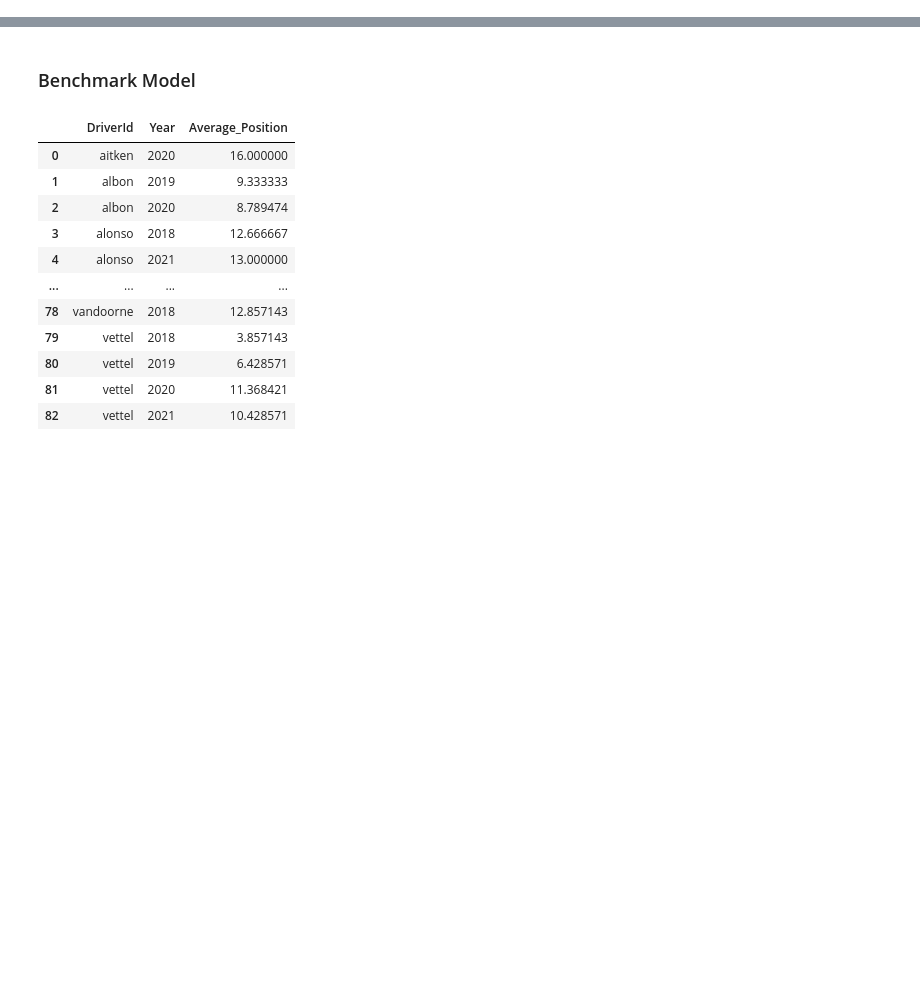
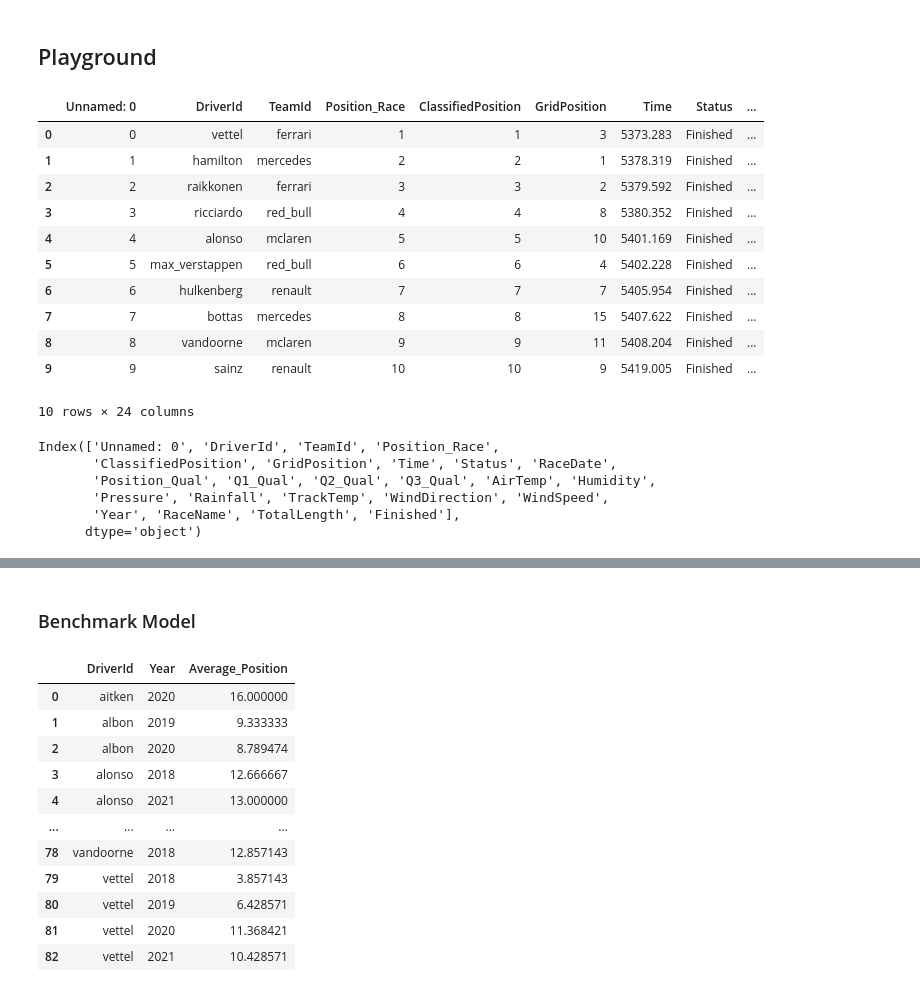
Before and after one commit to AndyZ-CYC/F1_Predictive_Models, a Jupyter notebook: Position_Predictor.ipynb, the cells around one changed output, grey strips where cells are left out. Cells and saved outputs as stored; diff of their text form; code cells hidden in the pictures; blank space fills up the shorter version.

```diff
--- a/Position_Predictor.ipynb
+++ b/Position_Predictor.ipynb
@@ -7,3 +7,29 @@ import warnings
 warnings.filterwarnings('ignore')
 # %%
 file_path = './data/f1_data_processed.csv'
+# %% [markdown]
+## Playground
+# %%
+data_df.head(10)
+# %% [output]
+|  | Unnamed: 0 | DriverId | TeamId | Position_Race | ClassifiedPosition | GridPosition | Time | Status | ... |
+| 0 | 0 | vettel | ferrari | 1 | 1 | 3 | 5373.283 | Finished | ... |
+| 1 | 1 | hamilton | mercedes | 2 | 2 | 1 | 5378.319 | Finished | ... |
+| 2 | 2 | raikkonen | ferrari | 3 | 3 | 2 | 5379.592 | Finished | ... |
+| 3 | 3 | ricciardo | red_bull | 4 | 4 | 8 | 5380.352 | Finished | ... |
+| 4 | 4 | alonso | mclaren | 5 | 5 | 10 | 5401.169 | Finished | ... |
+| 5 | 5 | max_verstappen | red_bull | 6 | 6 | 4 | 5402.228 | Finished | ... |
+| 6 | 6 | hulkenberg | renault | 7 | 7 | 7 | 5405.954 | Finished | ... |
+| 7 | 7 | bottas | mercedes | 8 | 8 | 15 | 5407.622 | Finished | ... |
+| 8 | 8 | vandoorne | mclaren | 9 | 9 | 11 | 5408.204 | Finished | ... |
+| 9 | 9 | sainz | renault | 10 | 10 | 9 | 5419.005 | Finished | ... |
+10 rows × 24 columns
+# %%
+data_df.columns
+# %% [output]
+Index(['Unnamed: 0', 'DriverId', 'TeamId', 'Position_Race',
+       'ClassifiedPosition', 'GridPosition', 'Time', 'Status', 'RaceDate',
+       'Position_Qual', 'Q1_Qual', 'Q2_Qual', 'Q3_Qual', 'AirTemp', 'Humidity',
+       'Pressure', 'Rainfall', 'TrackTemp', 'WindDirection', 'WindSpeed',
+       'Year', 'RaceName', 'TotalLength', 'Finished'],
+      dtype='object')
```
Also changed, not shown: parts of 21 cells of this notebook, 1 other file.
